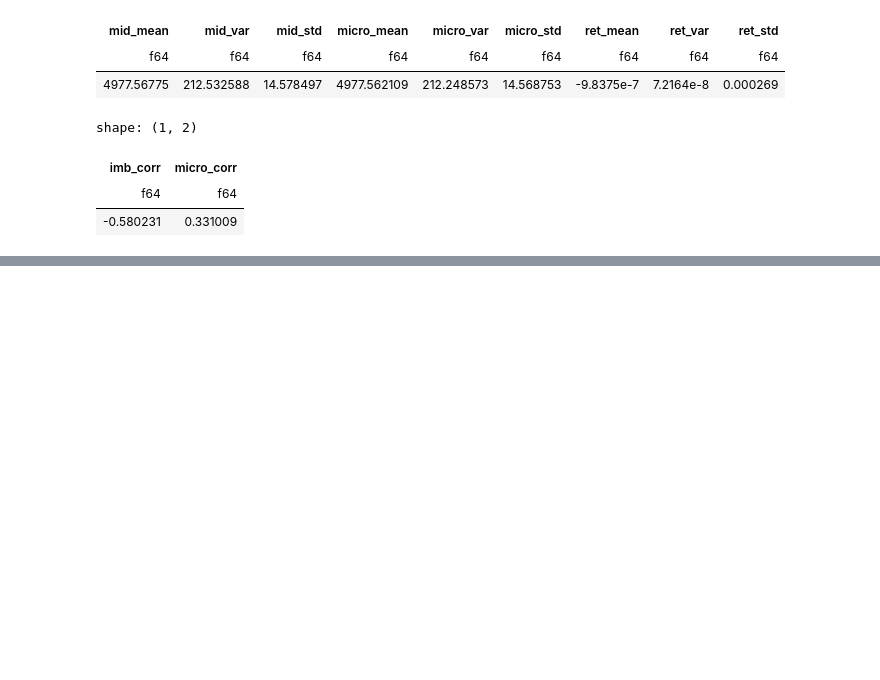
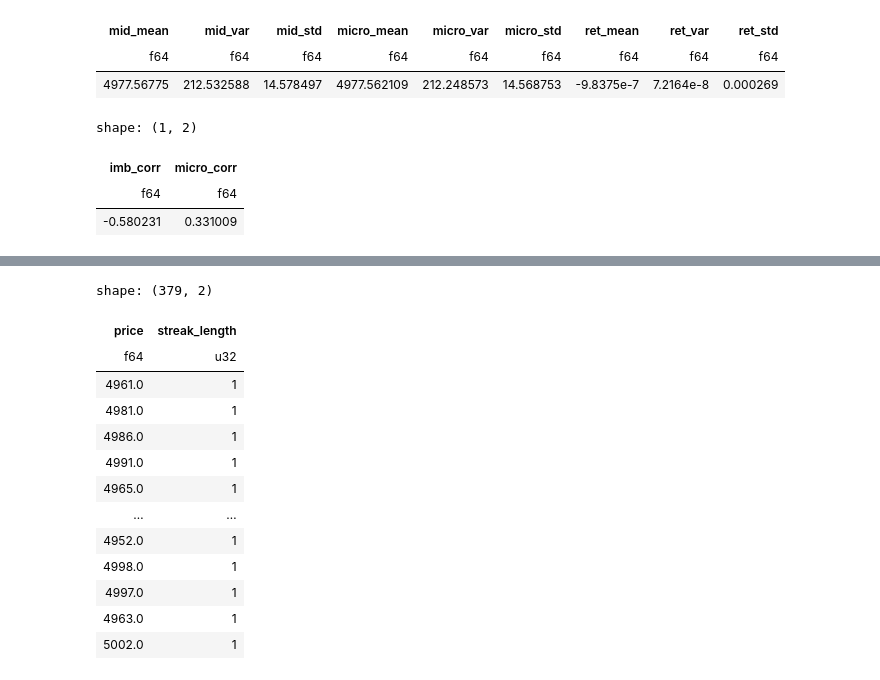
Before and after one commit to MrMoneyInTheBank/Prosperity, a Jupyter notebook: src/notebooks/products_analysis/tomatoes.ipynb, the cells around one changed output, grey strips where cells are left out. Cells and saved outputs as stored; diff of their text form; code cells hidden in the pictures; blank space fills up the shorter version.

```diff
--- a/src/notebooks/products_analysis/tomatoes.ipynb
+++ b/src/notebooks/products_analysis/tomatoes.ipynb
@@ -67,0 +131,17 @@ shape: (1, 2)
+# %%
+trade_price_streaks_stats
+# %% [output]
+shape: (379, 2)
+| price | streak_length |
+| f64 | u32 |
+| 4961.0 | 1 |
+| 4981.0 | 1 |
+| 4986.0 | 1 |
+| 4991.0 | 1 |
+| 4965.0 | 1 |
+| … | … |
+| 4952.0 | 1 |
+| 4998.0 | 1 |
+| 4997.0 | 1 |
+| 4963.0 | 1 |
+| 5002.0 | 1 |
```
Also changed, not shown: parts of 8 cells of this notebook.
